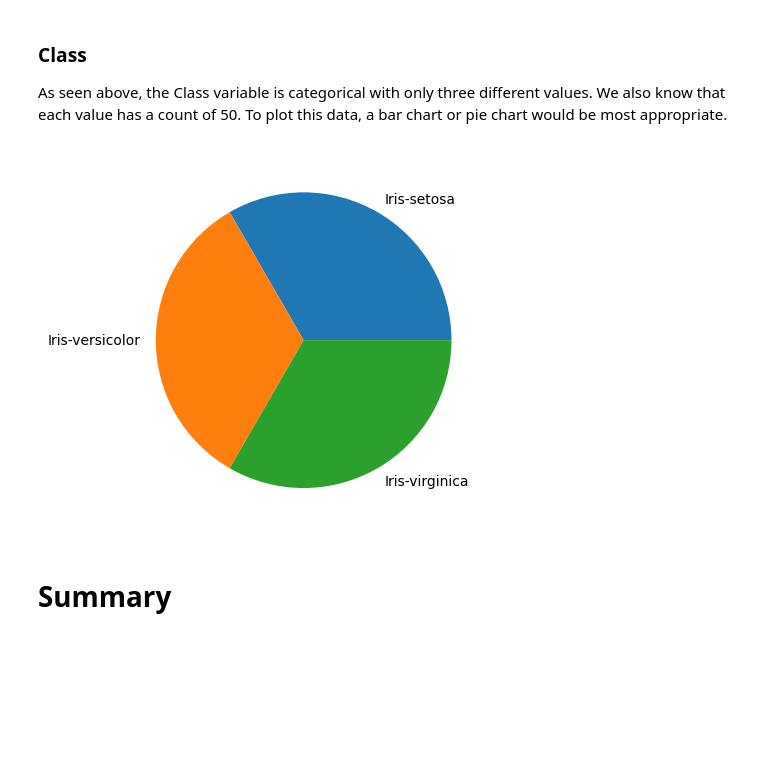
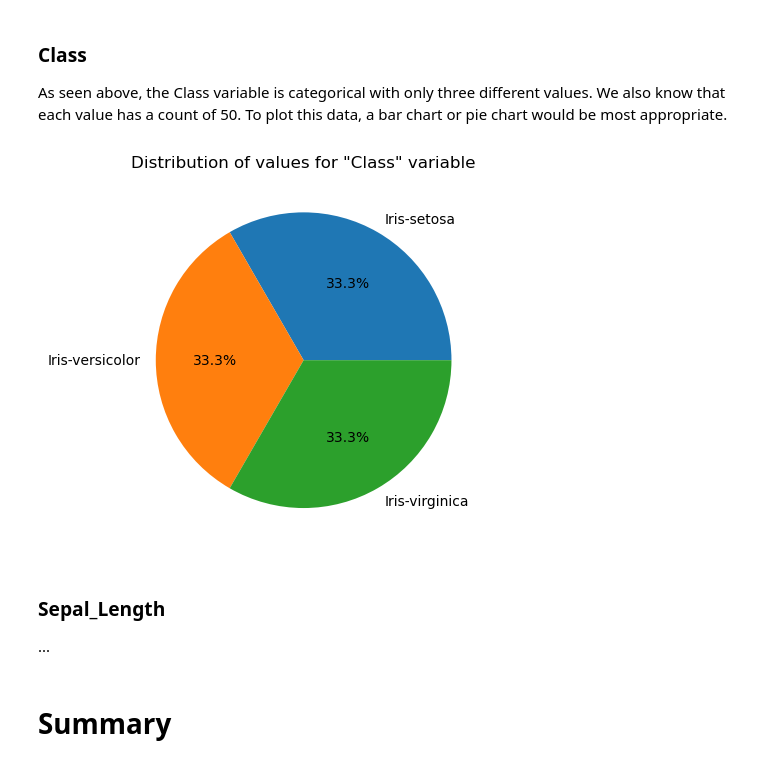
Before and after one commit to PeeBs68/fund_da, a Jupyter notebook: project.ipynb, the cells around one changed output. Drawn from its saved outputs; the diff is of its cells as text; code cells hidden in the pictures; blank space fills up the shorter version.

Commit message:
Some cleanup on Class variable and started on Sepal_Length

```diff
--- a/project.ipynb
+++ b/project.ipynb
@@ -34,7 +34,7 @@ import seaborn as sns
 # %%
 # Reading the CSV file and add column names
 # Information on how to add column names during the import taken from https://stackoverflow.com/questions/31645466/give-column-name-when-read-csv-file-pandas
-col_names =  ["Sepal Length", "Sepal Width", "Petal Length", "Petal Width", "Class"]
+col_names =  ["Sepal_Length", "Sepal_Width", "Petal_Length", "Petal_Width", "Class"]
 iris_csv = pd.read_csv('data/iris.data', sep= ",", names=col_names, header=None)
 # %%
 # Print the contents of the dataframe
@@ -137,25 +184,29 @@ As seen above, the Class variable is categorical with only three different value
 # %%
 # Create a list for Class and plot a bar chart
 
 class_l = []
 for x in iris_csv['Class']:
     class_l.append(x)
 
-
 temp_class=np.unique(class_l)
-# print (temp_island)
 
 freq_list2 = []
 for x in temp_class:
     freq_list2.append(class_l.count(x))
 
-#np.unique(species_l, return_counts=True)
-# print (freq_list2, temp_island)
+plt.title('Distribution of values for "Class" variable')
 
+plt.pie(freq_list2, labels = temp_class, autopct='%1.1f%%');
+
+# Use the below if we want to show a bar chart instead
+#plt.xlabel("Flower Name")
+#plt.ylabel("Count")
 #plt.bar(temp_class, freq_list2);
-plt.pie(freq_list2, labels = temp_class);
 # %% [output]
-[figure, old version]
+[figure, new version]
+# %% [markdown]
+### Sepal_Length
+...
 # %% [markdown]
 # Summary
 # %% [markdown]
```
Also changed, not shown: parts of 16 cells of this notebook.
